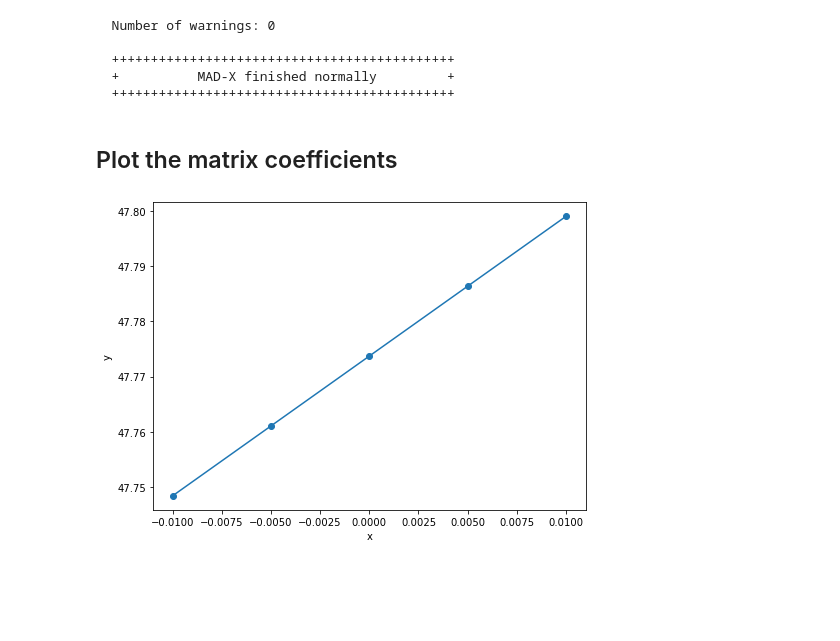
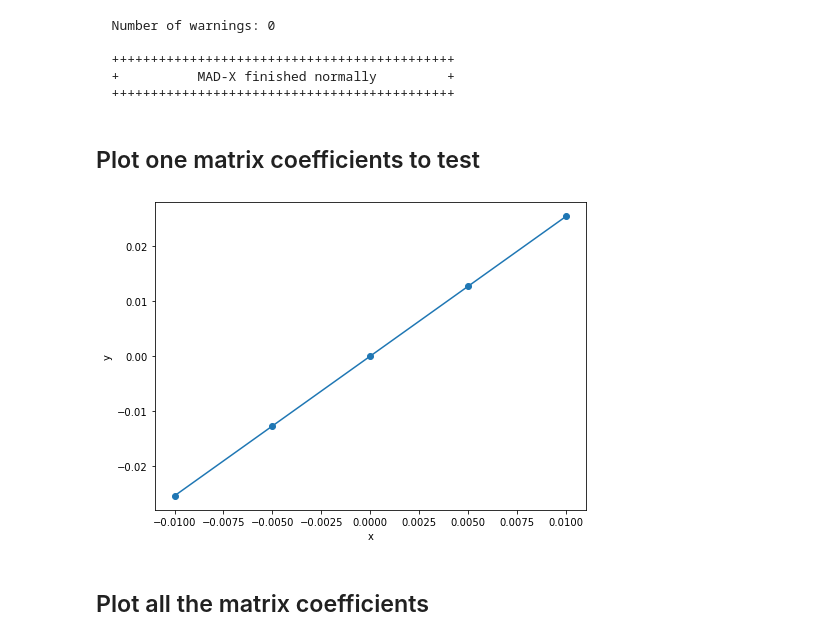
Before and after one commit to eliottjohnson/MADX-Examples-Eliott, a Jupyter notebook: TMatrix-to-MADX.ipynb, the cells around one changed output. Drawn from its saved outputs; the diff is of its cells as text; code cells hidden in the pictures; blank space fills up the shorter version.

Commit message:
added plot of 6x6 matrix

```diff
--- a/TMatrix-to-MADX.ipynb
+++ b/TMatrix-to-MADX.ipynb
@@ -290,24 +290,26 @@ madx.quit()
   ++++++++++++++++++++++++++++++++++++++++++++
   +          MAD-X finished normally         +
   ++++++++++++++++++++++++++++++++++++++++++++
+# %% [markdown]
+## Plot one matrix coefficients to test
+# %%
+if True: # Necessary otherwise you get an output in the console
+    values_lim = 0.01  # calculate the coefficient in the range +/-values_lim
+    values_no = 5      # choose how many points you want to calculate
+    xvalues = np.linspace(-values_lim, values_lim, values_no)
+    yvalues = np.zeros(values_no)
+    vectorOld = np.array([[0.], [0.], [0.], [0.], [0.], [0.]])
+
+    for i in range (0,values_no):
+        vectorOld[0]=xvalues[i]
+        vectorNew = np.dot(matExtracted,vectorOld)
+        yvalues[i]=vectorNew[0]
+
+    fig, ax = plt.subplots(1, 1, figsize=(7,5), tight_layout=True, sharex=True)
+    ax.plot(xvalues, yvalues, marker = 'o')
+    ax.set_xlabel("x")
+    ax.set_ylabel("y")
+# %% [output]
+[figure, added]
 # %% [markdown]
-## Plot the matrix coefficients
+## Plot all the matrix coefficients
-# %%
-if True: # Necessary otherwise you get an output in the console
-    values_lim = 0.01  # calculate the coefficient in the range +/-values_lim
-    values_no = 5      # choose how many points you want to calculate
-    values = np.linspace(-values_lim, values_lim, values_no)
-    yvalues = np.zeros(values_no)
-
-    for i in range (0,values_no):
-        B = np.array([[1.], [2.], [3.], [4.], [5.], [6.]])
-        B[0]=values[i]
-        C = np.dot(matExtracted,B)
-        yvalues[i]=C[0]
-
-    fig, ax = plt.subplots(1, 1, figsize=(7,5), tight_layout=True, sharex=True)
-    ax.plot(values, yvalues, marker = 'o')
-    ax.set_xlabel("x")
-    ax.set_ylabel("y")
-# %% [output]
-[figure, removed]
```
Also changed, not shown: parts of 2 cells of this notebook, 1 other file.
